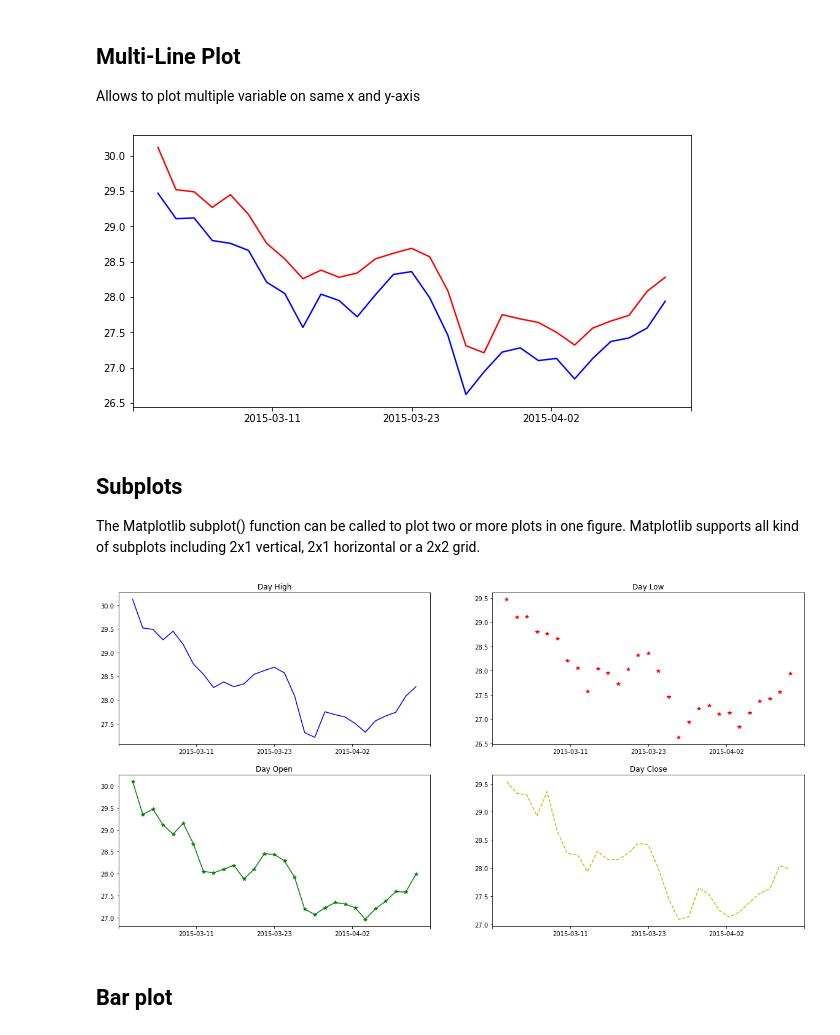
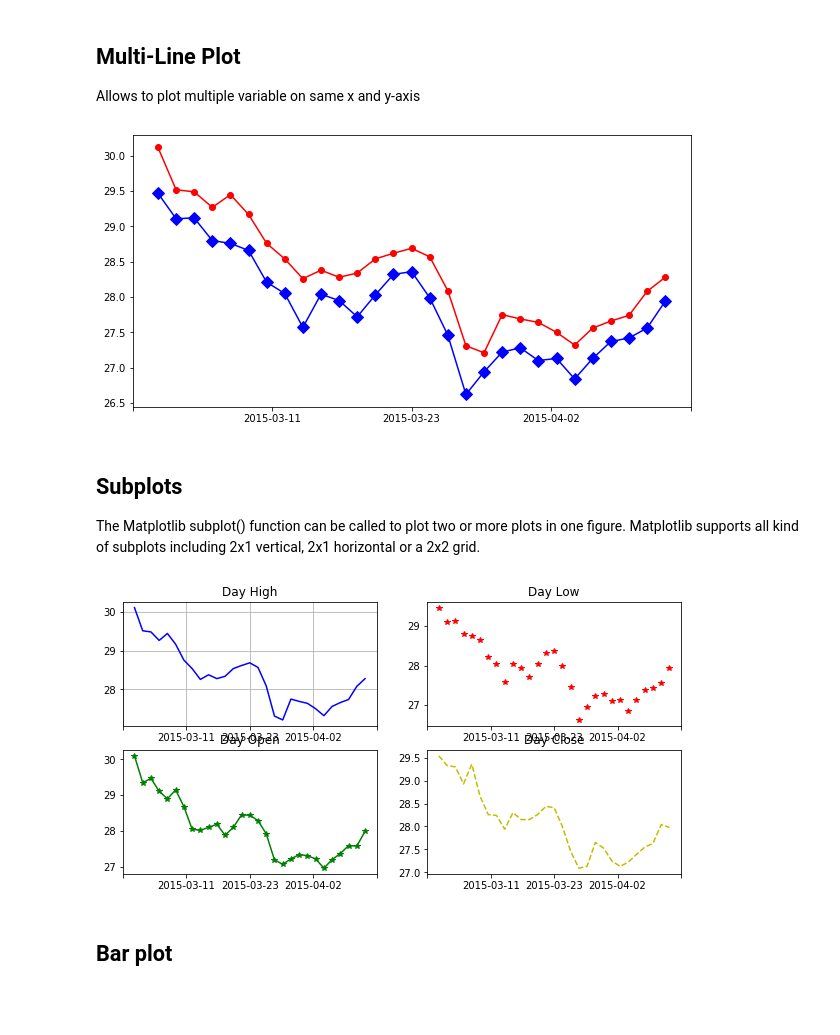
Before and after one commit to srmk1/learn-ml-hands-on, a Jupyter notebook: python/matplotlib.ipynb, the cells around one changed output. Saved outputs shown, nothing was run; the diff lists cells and outputs as text; code cells hidden in the pictures; blank space fills up the shorter version.

Commit message:
Udpated matplotlib

```diff
--- a/python/matplotlib.ipynb
+++ b/python/matplotlib.ipynb
@@ -88,24 +89,28 @@ ax.get_xaxis().set_major_locator(LinearLocator(numticks=15))
 ## Multi-Line Plot
 Allows to plot multiple variable on same x and y-axis
 # %%
-#Multi-line plot
-#Set the size of the plot to 10x5
+# Multi-line plot
+# Set the size of the plot to 10x5
 plt.rcParams["figure.figsize"] = (10,5)
 
-#Select first 30 entries from the data
+# Select first 30 entries from the data
 df_thirty_day = df_cisco_daily.iloc[1:30]
 
-#Plot the columns high and date in red
-plt.plot(df_thirty_day['Date'],df_thirty_day['High'], 'r')
+# Plot the columns high and date in red
+# Third param r - stands for red line
+# Fourth param - marker - marks the point that has data. You can use following values
+#                0 * > < ..etc check https://matplotlib.org/3.1.1/api/markers_api.html
+# markersize - size of marker
+plt.plot(df_thirty_day['Date'],df_thirty_day['High'], 'r', marker = "o")
 #Plot the columns Low and date in red
-plt.plot(df_thirty_day['Date'],df_thirty_day['Low'], 'b')
+plt.plot(df_thirty_day['Date'],df_thirty_day['Low'], 'b', marker = 'D', markersize=8)
 
 
-#Set the scale of x-axis to have only 15 values
+#Set the scale of x-axis to have only 5 values
 ax = plt.gca()
 ax.get_xaxis().set_major_locator(LinearLocator(numticks=5))
 # %% [output]
-[figure, old version]
+[figure, new version]
 # %% [markdown]
 ## Subplots
 The Matplotlib subplot() function can be called to plot two or more plots in one figure. Matplotlib supports all kind of subplots including 2x1 vertical, 2x1 horizontal or a 2x2 grid.
@@ -114,34 +119,36 @@ The Matplotlib subplot() function can be called to plot two or more plots in one
 #subplot(ncols, nrows, index)
 
 #Create a plot at index 1
 plt.subplot(2,2,1)
 plt.plot(df_thirty_day['Date'],df_thirty_day['High'],'b')
 plt.title('Day High')
 ax = plt.gca()
 ax.get_xaxis().set_major_locator(LinearLocator(numticks=5))
+#you can enable grid on plot
+plt.grid(True)
 
 #Create a plot at index 2
 plt.subplot(2,2,2)
 plt.plot(df_thirty_day['Date'],df_thirty_day['Low'],'r*')
 plt.title('Day Low')
 ax = plt.gca()
 ax.get_xaxis().set_major_locator(LinearLocator(numticks=5))
 
 #Create a plot at index 3
 plt.subplot(2,2,3)
 plt.plot(df_thirty_day['Date'],df_thirty_day['Open'],'g*-')
 plt.title('Day Open')
 ax = plt.gca()
 ax.get_xaxis().set_major_locator(LinearLocator(numticks=5))
 
 #Create a plot at index 4
 plt.subplot(2,2,4)
 plt.plot(df_thirty_day['Date'],df_thirty_day['Close'],'y--')
 plt.title('Day Close')
 ax = plt.gca()
 ax.get_xaxis().set_major_locator(LinearLocator(numticks=5))
 # %% [output]
-[figure, old version]
+[figure, new version]
 # %% [markdown]
 ## Bar plot
 # %%
```
Also changed, not shown: parts of 3 cells of this notebook.
